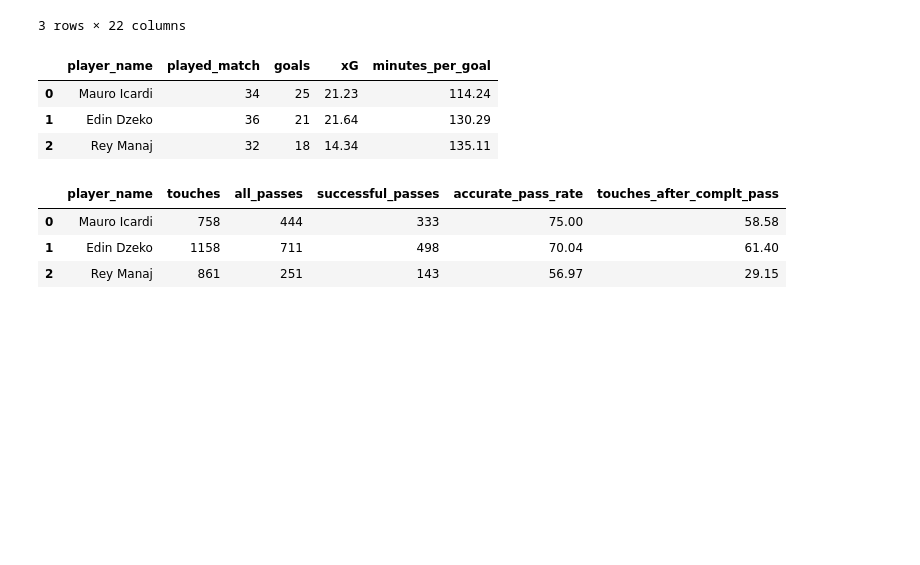
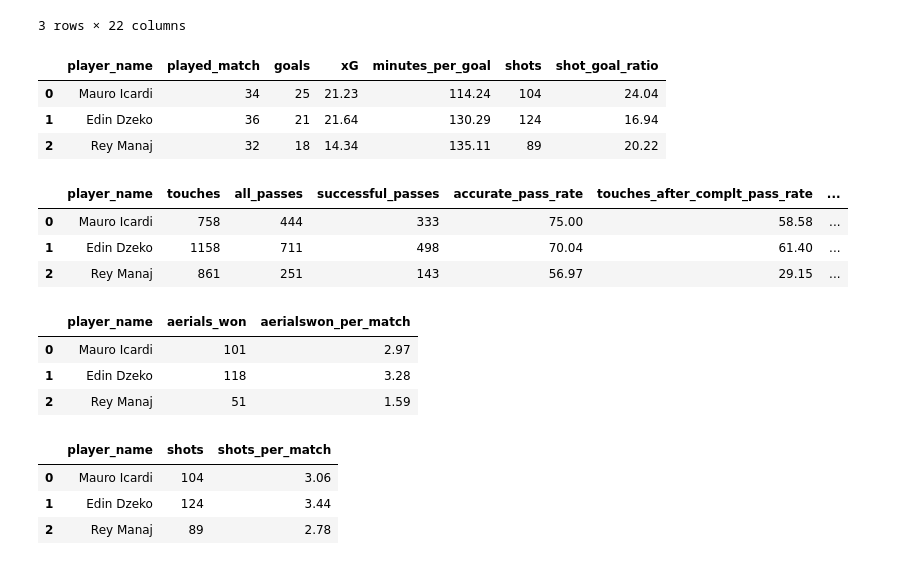
Before and after one commit to AsNott2000/Data-Analyisis-in-Football, a Jupyter notebook: Analysis of the top scorers in the Süper Lig for the 23-24 season/futbolcu_analizi.ipynb, the cells around one changed output. Cells and saved outputs as stored; diff of their text form; code cells hidden in the pictures; blank space fills up the shorter version.

```diff
--- a/Analysis of the top scorers in the Süper Lig for the 23-24 season/futbolcu_analizi.ipynb
+++ b/Analysis of the top scorers in the Süper Lig for the 23-24 season/futbolcu_analizi.ipynb
@@ -12,25 +13,32 @@ df.head()
 | 2 | 3 | Rey Manaj | 2023/2024 | EMS Yapi Sivasspor | 32 | 38 | 2432 | ... |
 3 rows × 22 columns
 # %%
+#minutes per goal
 df["minutes_per_goal"] = round(df.minutes_played / df.goals, 2)
-df.loc[:,["player_name","played_match","goals","xG","minutes_per_goal"]]
+#the ratio of shots taken to goals scored
+df["shot_goal_ratio"] = round(df.goals / df.shots * 100,2)
+
+df.loc[:,["player_name","played_match","goals","xG","minutes_per_goal","shots","shot_goal_ratio"]]
 # %% [output]
-|  | player_name | played_match | goals | xG | minutes_per_goal |
-| 0 | Mauro Icardi | 34 | 25 | 21.23 | 114.24 |
-| 1 | Edin Dzeko | 36 | 21 | 21.64 | 130.29 |
-| 2 | Rey Manaj | 32 | 18 | 14.34 | 135.11 |
+|  | player_name | played_match | goals | xG | minutes_per_goal | shots | shot_goal_ratio |
+| 0 | Mauro Icardi | 34 | 25 | 21.23 | 114.24 | 104 | 24.04 |
+| 1 | Edin Dzeko | 36 | 21 | 21.64 | 130.29 | 124 | 16.94 |
+| 2 | Rey Manaj | 32 | 18 | 14.34 | 135.11 | 89 | 20.22 |
 # %%
 #At what rate does he make successful passes?
 df["accurate_pass_rate"] = round(df.successful_passes / df.all_passes * 100, 2)
 
 #When he touches the ball, what is his pass completion rate?
-df["touches_after_complt_pass"] = round(df.all_passes / df.touches * 100,2)
+df["touches_after_complt_pass_rate"] = round(df.all_passes / df.touches * 100,2)
 
-df.loc[:,["player_name","touches","all_passes","successful_passes","accurate_pass_rate","touches_after_complt_pass"]]
+#accrucate key pass rate?
+df["accrucate_keypass_rate"] = round(df.key_pass/df.successful_passes * 100,2)
+
+df.loc[:,["player_name","touches","all_passes","successful_passes","accurate_pass_rate","touches_after_complt_pass_rate","accrucate_keypass_rate"]]
 # %% [output]
-|  | player_name | touches | all_passes | successful_passes | accurate_pass_rate | touches_after_complt_pass |
-| 0 | Mauro Icardi | 758 | 444 | 333 | 75.00 | 58.58 |
-| 1 | Edin Dzeko | 1158 | 711 | 498 | 70.04 | 61.40 |
-| 2 | Rey Manaj | 861 | 251 | 143 | 56.97 | 29.15 |
+|  | player_name | touches | all_passes | successful_passes | accurate_pass_rate | touches_after_complt_pass_rate | ... |
+| 0 | Mauro Icardi | 758 | 444 | 333 | 75.00 | 58.58 | ... |
+| 1 | Edin Dzeko | 1158 | 711 | 498 | 70.04 | 61.40 | ... |
+| 2 | Rey Manaj | 861 | 251 | 143 | 56.97 | 29.15 | ... |
 # %%
 #We have seen that while Rey Manaj is a classic number 9, Edin Dzeko and Mauro Icardi can also play as target men.
@@ -37,3 +46,21 @@ df.loc[:,["player_name","touches","all_passes","successful_passes","accurate_pas
+# %%
+#maç başına hava topu kazanımı
+df["aerialswon_per_match"] = round(df.aerials_won / df.played_match, 2)
+df.loc[:,["player_name","aerials_won","aerialswon_per_match"]]
+# %% [output]
+|  | player_name | aerials_won | aerialswon_per_match |
+| 0 | Mauro Icardi | 101 | 2.97 |
+| 1 | Edin Dzeko | 118 | 3.28 |
+| 2 | Rey Manaj | 51 | 1.59 |
+# %%
+#maç başına şut
+df["shots_per_match"] = round(df.shots / df.played_match, 2)
+df.loc[:,["player_name","shots","shots_per_match"]]
+# %% [output]
+|  | player_name | shots | shots_per_match |
+| 0 | Mauro Icardi | 104 | 3.06 |
+| 1 | Edin Dzeko | 124 | 3.44 |
+| 2 | Rey Manaj | 89 | 2.78 |
 # %%
 df.dtypes
 # %% [output]
```
Also changed, not shown: parts of 10 cells of this notebook.
